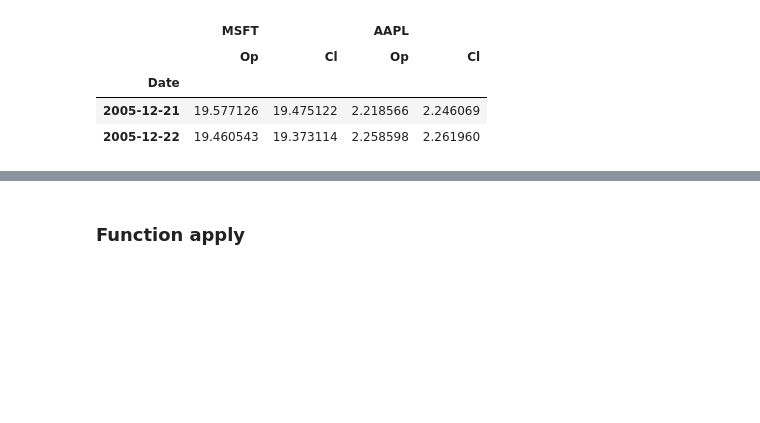
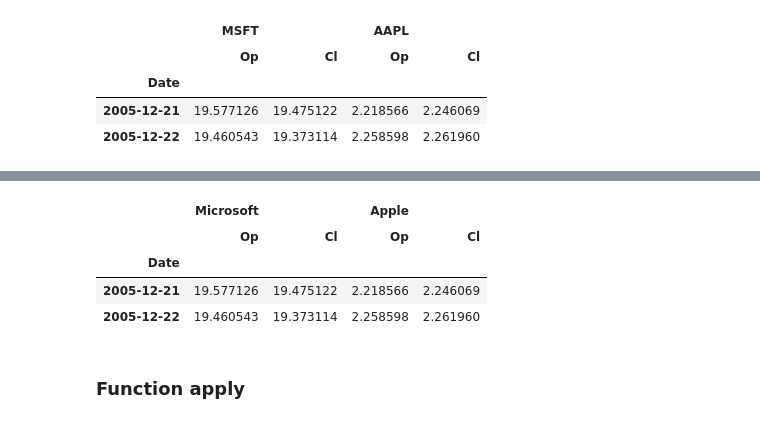
Before and after one commit to langflow-ai/wavy, a Jupyter notebook: notebooks/block.ipynb, the cells around one changed output, grey strips where cells are left out. Saved outputs shown, nothing was run; the diff lists cells and outputs as text; code cells hidden in the pictures; blank space fills up the shorter version.

```diff
--- a/notebooks/block.ipynb
+++ b/notebooks/block.ipynb
@@ -140,3 +158,11 @@ datablock.rename_channels(dict)
+# %%
+datablock.update(values = datablock.tensor, assets=['Microsoft', 'Apple'], channels=['Op', 'Cl'])
+# %% [output]
+|  | Microsoft |  | Apple |  |
+|  | Op | Cl | Op | Cl |
+| Date |  |  |  |  |
+| 2005-12-21 | 19.577126 | 19.475122 | 2.218566 | 2.246069 |
+| 2005-12-22 | 19.460543 | 19.373114 | 2.258598 | 2.261960 |
 # %% [markdown]
 ### Function apply
 # %%
```
Also changed, not shown: parts of 53 cells of this notebook, 3 other files.
